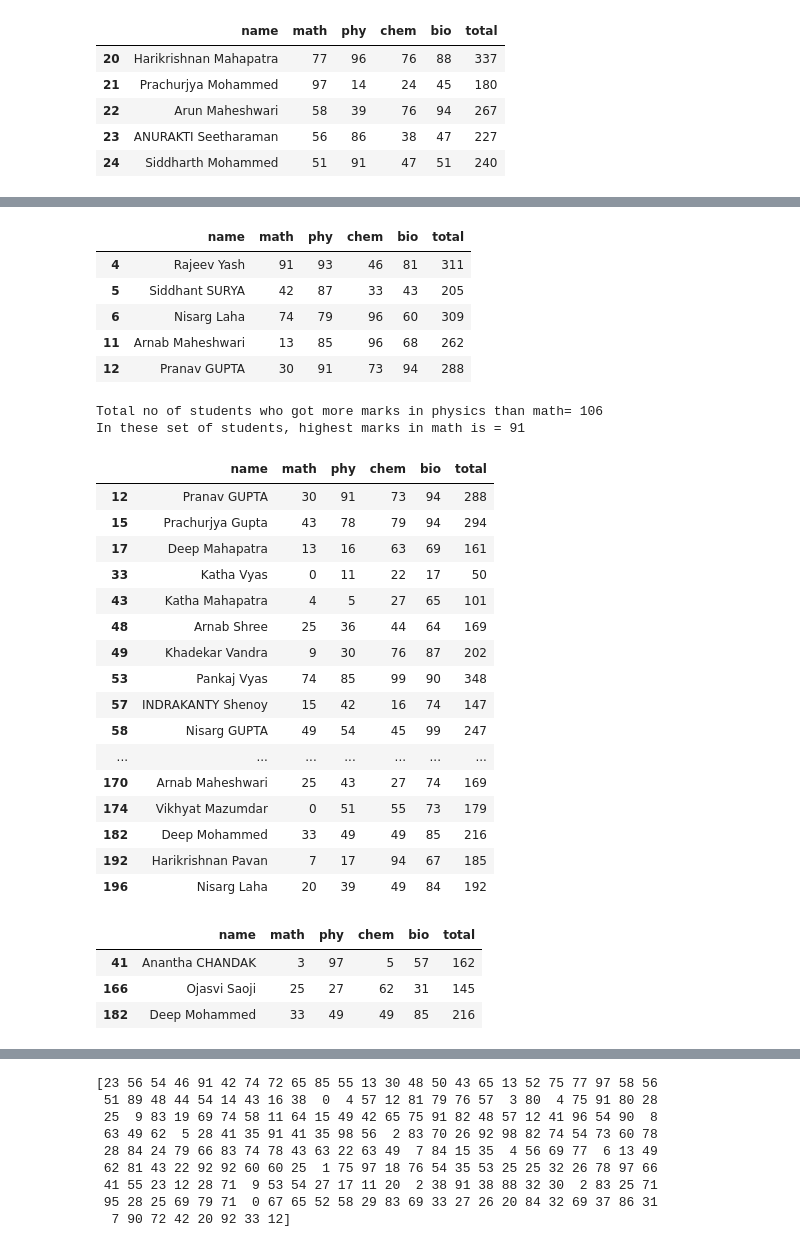
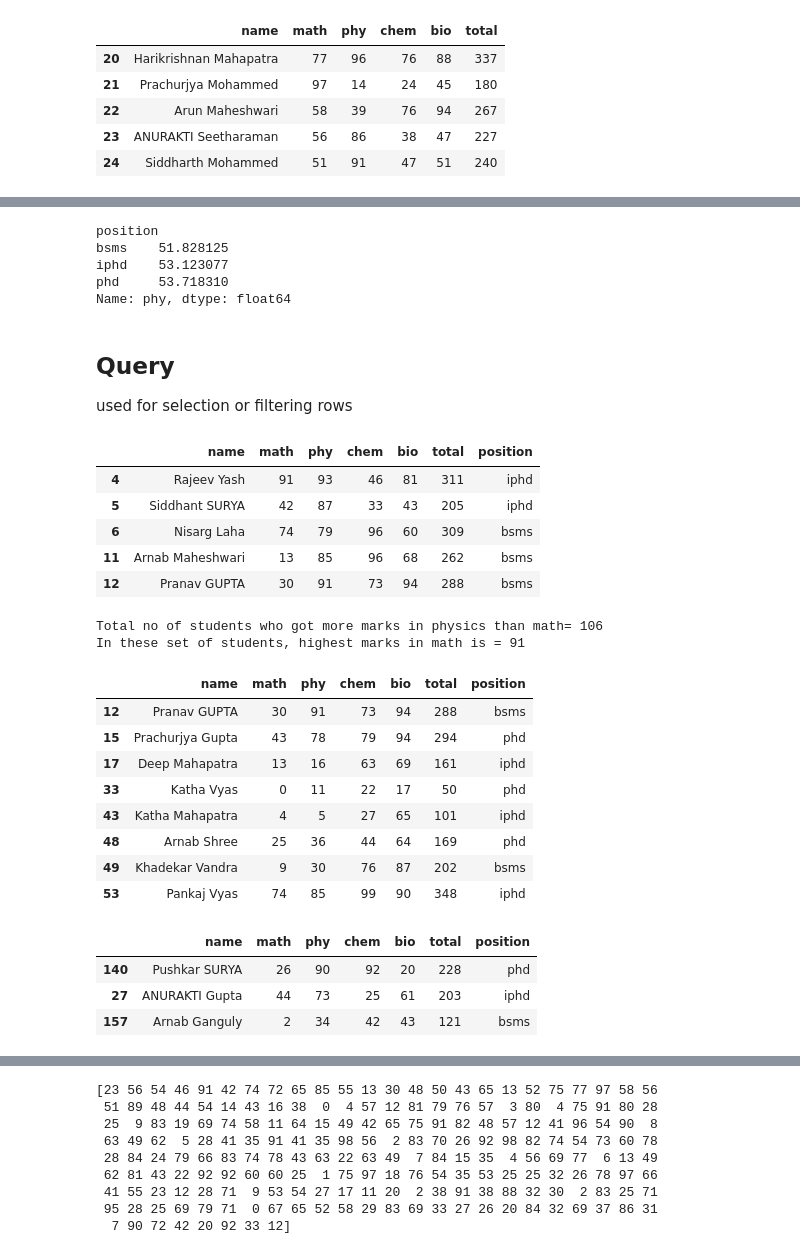
Before and after one commit to alaha999/MLPhyCourse, a Jupyter notebook: week1/tutorials_basic/pandas_basic.ipynb, the cells around one changed output, grey strips where cells are left out. Drawn from its saved outputs; the diff is of its cells as text; code cells hidden in the pictures.

```diff
--- a/week1/tutorials_basic/pandas_basic.ipynb
+++ b/week1/tutorials_basic/pandas_basic.ipynb
@@ -166,0 +258,6 @@ df_2.head()
+# %%
+## Let's create a column with designation of the student
+import random
+df['position']= [random.choice(['phd','iphd','bsms']) for i in range(200)]
+
+df.head()
@@ -167,15 +296,28 @@ df_2.head()
+# %%
+## show the mean of phys marks for all group(bsms, iphd and phd)
+df_group['phy'].mean()
+# %% [output]
+position
+bsms    51.828125
+iphd    53.123077
+phd     53.718310
+Name: phy, dtype: float64
+# %% [markdown]
+## Query
+
+used for selection or filtering rows
 # %%
 ## show me tge students who got more marks in phy than math
 
 df3=df.query('phy>math')
 df3.head()
 # %% [output]
-|  | name | math | phy | chem | bio | total |
-| 4 | Rajeev Yash | 91 | 93 | 46 | 81 | 311 |
-| 5 | Siddhant SURYA | 42 | 87 | 33 | 43 | 205 |
-| 6 | Nisarg Laha | 74 | 79 | 96 | 60 | 309 |
-| 11 | Arnab Maheshwari | 13 | 85 | 96 | 68 | 262 |
-| 12 | Pranav GUPTA | 30 | 91 | 73 | 94 | 288 |
+|  | name | math | phy | chem | bio | total | position |
+| 4 | Rajeev Yash | 91 | 93 | 46 | 81 | 311 | iphd |
+| 5 | Siddhant SURYA | 42 | 87 | 33 | 43 | 205 | iphd |
+| 6 | Nisarg Laha | 74 | 79 | 96 | 60 | 309 | bsms |
+| 11 | Arnab Maheshwari | 13 | 85 | 96 | 68 | 262 | bsms |
+| 12 | Pranav GUPTA | 30 | 91 | 73 | 94 | 288 | bsms |
 # %%
 print(f"Total no of students who got more marks in physics than math= {df3.shape[0]}")
 print(f"In these set of students, highest marks in math is = {df3['math'].max()}")
@@ -185,33 +327,25 @@ In these set of students, highest marks in math is = 91
 # %%
 ## show me the students who got more marks in phy than math but phy marks is less than bio
 
 df4 = df.query('phy>math & bio>phy')
-df4
+df4.head(8)
 # %% [output]
-|  | name | math | phy | chem | bio | total |
-| 12 | Pranav GUPTA | 30 | 91 | 73 | 94 | 288 |
-| 15 | Prachurjya Gupta | 43 | 78 | 79 | 94 | 294 |
-| 17 | Deep Mahapatra | 13 | 16 | 63 | 69 | 161 |
-| 33 | Katha Vyas | 0 | 11 | 22 | 17 | 50 |
-| 43 | Katha Mahapatra | 4 | 5 | 27 | 65 | 101 |
-| 48 | Arnab Shree | 25 | 36 | 44 | 64 | 169 |
-| 49 | Khadekar Vandra | 9 | 30 | 76 | 87 | 202 |
-| 53 | Pankaj Vyas | 74 | 85 | 99 | 90 | 348 |
-| 57 | INDRAKANTY Shenoy | 15 | 42 | 16 | 74 | 147 |
-| 58 | Nisarg GUPTA | 49 | 54 | 45 | 99 | 247 |
-| ... | ... | ... | ... | ... | ... | ... |
-| 170 | Arnab Maheshwari | 25 | 43 | 27 | 74 | 169 |
-| 174 | Vikhyat Mazumdar | 0 | 51 | 55 | 73 | 179 |
-| 182 | Deep Mohammed | 33 | 49 | 49 | 85 | 216 |
-| 192 | Harikrishnan Pavan | 7 | 17 | 94 | 67 | 185 |
-| 196 | Nisarg Laha | 20 | 39 | 49 | 84 | 192 |
+|  | name | math | phy | chem | bio | total | position |
+| 12 | Pranav GUPTA | 30 | 91 | 73 | 94 | 288 | bsms |
+| 15 | Prachurjya Gupta | 43 | 78 | 79 | 94 | 294 | phd |
+| 17 | Deep Mahapatra | 13 | 16 | 63 | 69 | 161 | iphd |
+| 33 | Katha Vyas | 0 | 11 | 22 | 17 | 50 | phd |
+| 43 | Katha Mahapatra | 4 | 5 | 27 | 65 | 101 | iphd |
+| 48 | Arnab Shree | 25 | 36 | 44 | 64 | 169 | phd |
+| 49 | Khadekar Vandra | 9 | 30 | 76 | 87 | 202 | bsms |
+| 53 | Pankaj Vyas | 74 | 85 | 99 | 90 | 348 | iphd |
 # %%
 ## concatenate these two set of students in to one dataframe
 
 df_concat = pd.concat([df3,df4])
 df_concat.sample(3)
 # %% [output]
-|  | name | math | phy | chem | bio | total |
-| 41 | Anantha CHANDAK | 3 | 97 | 5 | 57 | 162 |
-| 166 | Ojasvi Saoji | 25 | 27 | 62 | 31 | 145 |
-| 182 | Deep Mohammed | 33 | 49 | 49 | 85 | 216 |
+|  | name | math | phy | chem | bio | total | position |
+| 140 | Pushkar SURYA | 26 | 90 | 92 | 20 | 228 | phd |
+| 27 | ANURAKTI Gupta | 44 | 73 | 25 | 61 | 203 | iphd |
+| 157 | Arnab Ganguly | 2 | 34 | 42 | 43 | 121 | bsms |
```
Also changed, not shown: parts of 21 cells of this notebook.
